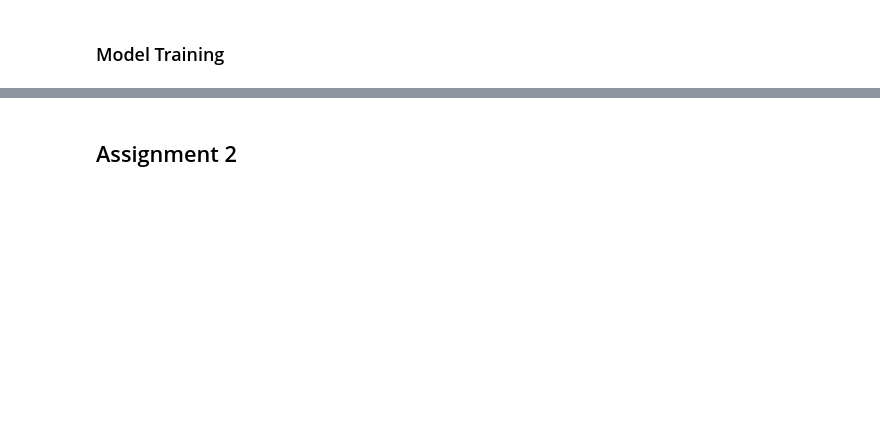
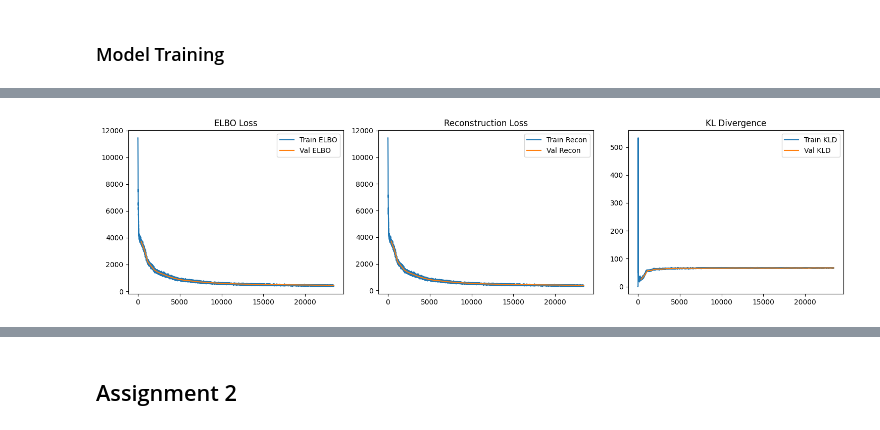
Before and after one commit to ordinary813/ordinaryLib, a Jupyter notebook: dgm/hw5.ipynb, the cells around one changed output, grey strips where cells are left out. Cells and saved outputs as stored; diff of their text form; code cells hidden in the pictures; blank space fills up the shorter version.

```diff
--- a/dgm/hw5.ipynb
+++ b/dgm/hw5.ipynb
@@ -299,3 +312,28 @@ Final ELBO: 115.553466796875
+# %%
+steps_per_epoch = len(model.logs['train_elbo']) // len(model.logs['val_elbo'])
+val_x = [i * steps_per_epoch for i in range(1, len(model.logs['val_elbo']) + 1)]
+
+fig, axes = plt.subplots(1, 3, figsize=(15, 4))
+
+axes[0].plot(model.logs['train_elbo'], label='Train ELBO')
+axes[0].plot(val_x, model.logs['val_elbo'], label='Val ELBO')
+axes[0].set_title('ELBO Loss')
+axes[0].legend()
+
+axes[1].plot(model.logs['train_recon'], label='Train Recon')
+axes[1].plot(val_x, model.logs['val_recon'], label='Val Recon')
+axes[1].set_title('Reconstruction Loss')
+axes[1].legend()
+
+axes[2].plot(model.logs['train_KLD'], label='Train KLD')
+axes[2].plot(val_x, model.logs['val_KLD'], label='Val KLD')
+axes[2].set_title('KL Divergence')
+axes[2].legend()
+
+plt.tight_layout()
+plt.show()
+# %% [output]
+[figure, added]
 # %%
 sampled_images = model.sample(num_samples=16)
 show_imgs(sampled_images)
```
Also changed, not shown: parts of 13 cells of this notebook, 3 other files.
